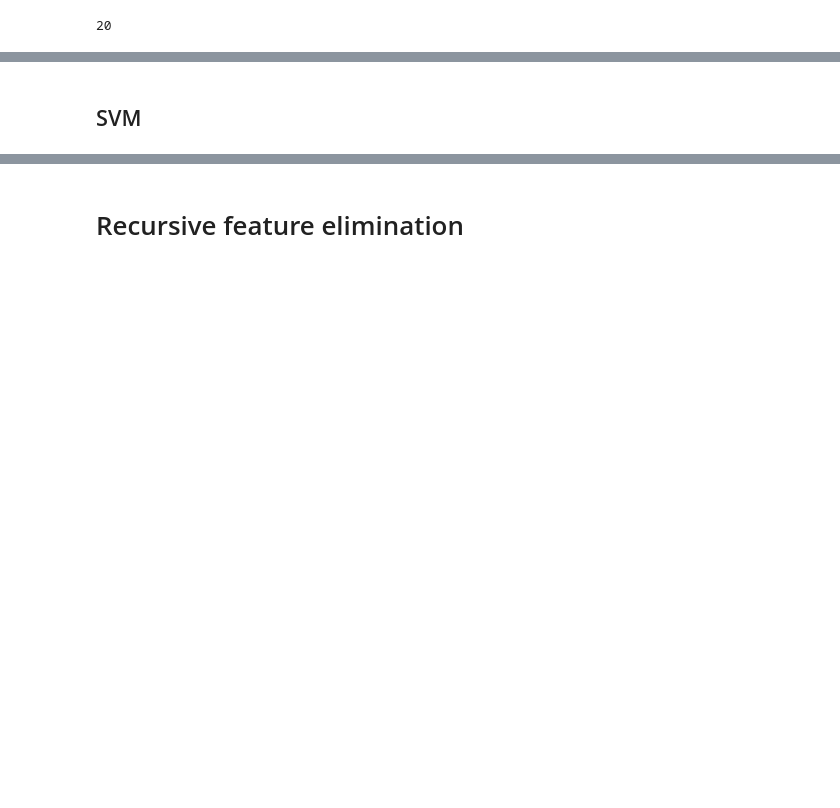
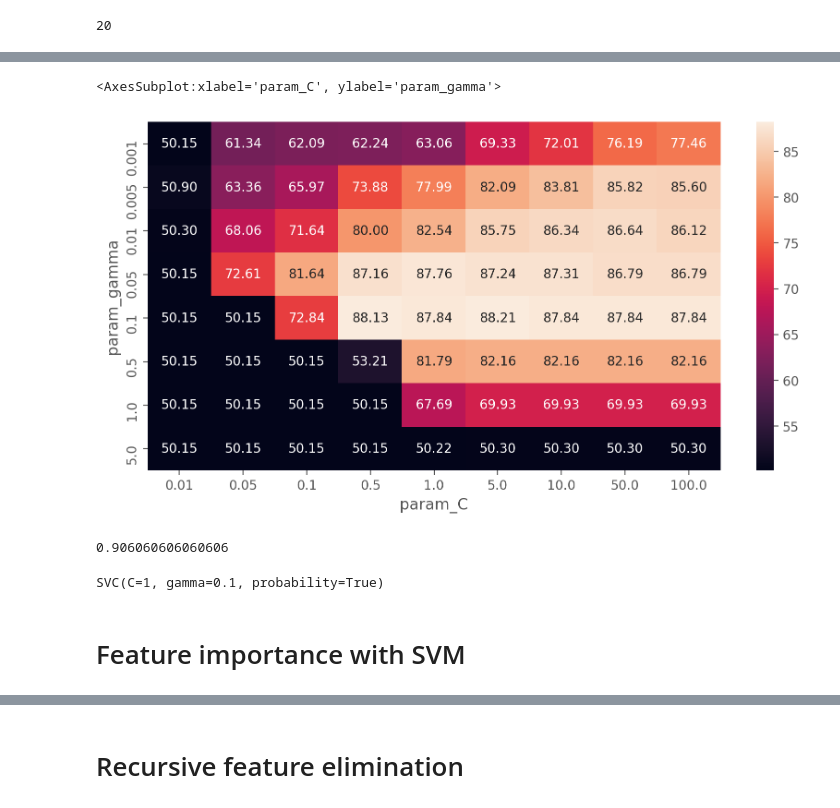
Before and after one commit to tryptofanik/feature_selection, a Jupyter notebook: feature_selection.ipynb, the cells around one changed output, grey strips where cells are left out. Saved outputs shown, nothing was run; the diff lists cells and outputs as text; code cells hidden in the pictures; blank space fills up the shorter version.

```diff
--- a/feature_selection.ipynb
+++ b/feature_selection.ipynb
@@ -176,16 +222,15 @@ px.histogram(trees.feature_importances_)
 # %% [output]
 [interactive output not drawn]
 # %%
-mask = trees.feature_importances_ > 0.005
-mask.sum()
+art_extra_tree_selection = trees.feature_importances_ > 0.005
+art_extra_tree_selection.sum()
 # %% [output]
 20
 # %%
 trees_better = ExtraTreesClassifier(n_estimators=100, criterion='gini', max_depth=3,
                     max_features=5)
 
-trees_better.fit(X_art_train[:,mask], y_art_train)
-pred = np.ones(X_art_test.shape[0])
-pred[trees.predict(X_art_test) < 0] = -1
+trees_better.fit(X_art_train[:,art_extra_tree_selection], y_art_train)
+pred = trees.predict(X_art_test)
 (pred == y_art_test).mean()
 # %% [output]
@@ -192,0 +238,5 @@ pred[trees.predict(X_art_test) < 0] = -1
+# %%
+svm_extra_trees, svm_extra_trees_results = select_best_svm(
+    X_art_train[:, art_extra_tree_selection],
+    y_art_train
+)
@@ -193,2 +249,21 @@ pred[trees.predict(X_art_test) < 0] = -1
+# %%
+sns.heatmap(svm_extra_trees_results, annot=True, fmt='.2f')
+# %% [output]
+<AxesSubplot:xlabel='param_C', ylabel='param_gamma'>
+[figure, added]
+# %%
+# check the model with best hyperparameters
+svm = SVC(kernel='rbf', C=1, gamma=0.1, probability=True)
+svm.fit(X_art_train[:, art_extra_tree_selection], y_art_train)
+pred = svm.predict(X_art_test[:, art_extra_tree_selection])
+(pred == y_art_test).mean()
+# %% [output]
+0.906060606060606
+# %%
+# train on all available data
+svm = SVC(kernel='rbf', C=1, gamma=0.1, probability=True)
+svm.fit(X_art[:, art_extra_tree_selection], y_art)
+# %% [output]
+SVC(C=1, gamma=0.1, probability=True)
 # %% [markdown]
-## SVM
+# Feature importance with SVM
```
Also changed, not shown: parts of 54 cells of this notebook.
